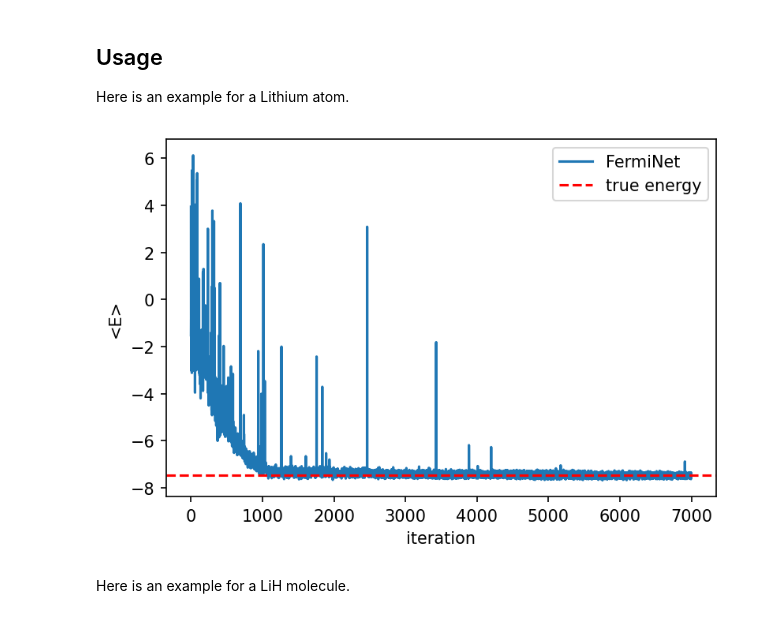
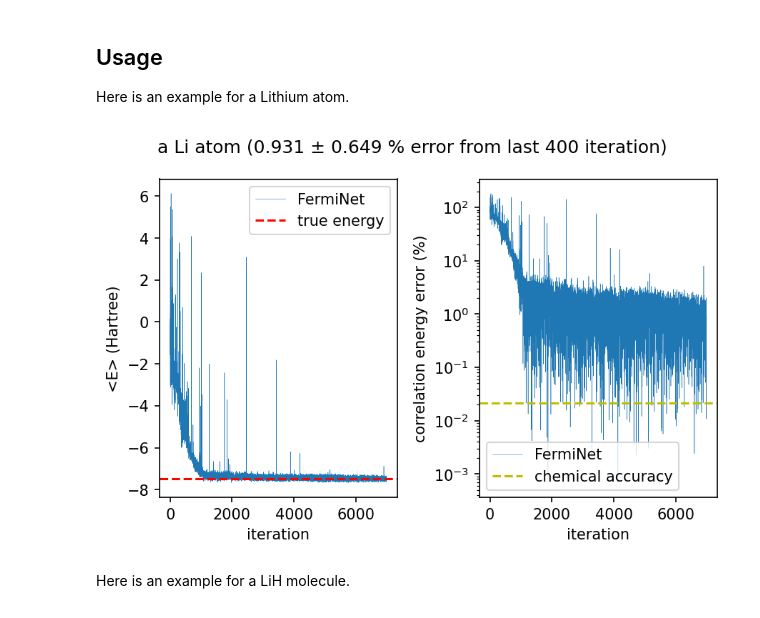
Before and after one commit to cevenkadir/ferminet, a Jupyter notebook: README.ipynb, the cells around one changed output. Cells and saved outputs as stored; diff of their text form; code cells hidden in the pictures.

Commit message:
Add errors to plots

```diff
--- a/README.ipynb
+++ b/README.ipynb
@@ -67,18 +67,32 @@ n_iters = 7000  # number of iterations
 params, energies = nnqs.train(n_iters, params, optax.adam(learning_rate=1e-3))
 # %%
 expected_energy = -7.47798  # in Hartree energy
-# %%
-fig, ax = plt.subplots(dpi=150)
-
-ax.plot(energies, label="FermiNet")
-ax.set_xlabel("iteration")
-ax.set_ylabel("<E>")
-ax.axhline(expected_energy, color="r", linestyle="--", label="true energy")
-ax.legend()
-ax.patch.set_facecolor("white")
-fig.patch.set_facecolor("white")
-# %% [output]
-[figure, removed]
+# %%
+fig, axs = plt.subplots(1,2,dpi=150)
+
+axs[0].plot(energies, linewidth=0.25, label="FermiNet")
+axs[0].set_xlabel("iteration")
+axs[0].set_ylabel("<E> (Hartree)")
+axs[0].axhline(expected_energy, color="r", linestyle="--", label="true energy")
+axs[0].legend()
+axs[0].patch.set_facecolor("white")
+
+per_err = jnp.abs((energies - expected_energy)/expected_energy)*100
+per_err = per_err[~jnp.isnan(per_err)]
+axs[1].plot(per_err, linewidth=0.25, label="FermiNet")
+axs[1].set_xlabel("iteration")
+axs[1].set_ylabel("correlation energy error (%)")
+axs[1].axhline(jnp.abs(1.59e-3/expected_energy)*100, color="y", linestyle="--", label="chemical accuracy")
+axs[1].legend()
+axs[1].set_yscale("log")
+axs[1].patch.set_facecolor("white")
+
+fig.suptitle("a Li atom ({:.3f} ± {:.3f} % error from last 400 iteration)".format(per_err[-400:].mean(), per_err[-400:].std()))
+
+fig.tight_layout()
+fig.patch.set_facecolor("white")
+# %% [output]
+[figure, added]
 # %% [markdown]
 Here is an example for a LiH molecule.
 # %%
```
Also changed, not shown: parts of 2 cells of this notebook, 3 other files.
